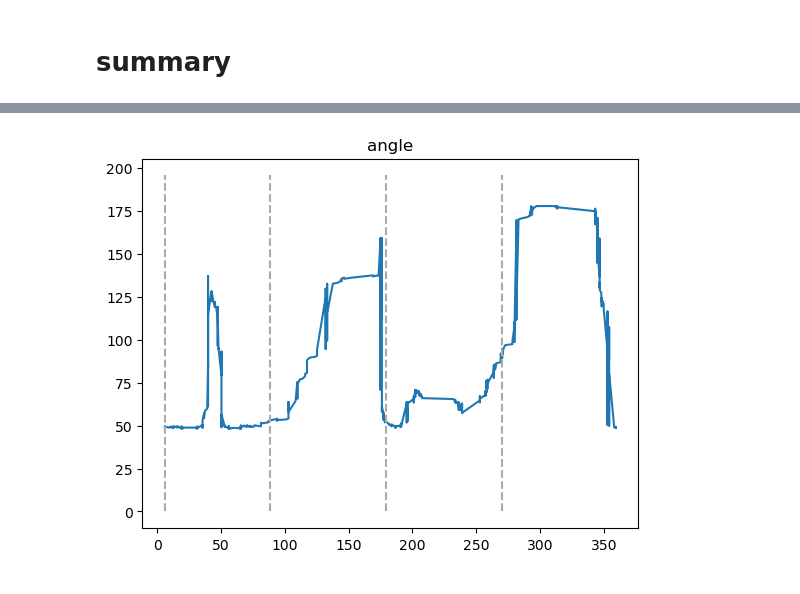
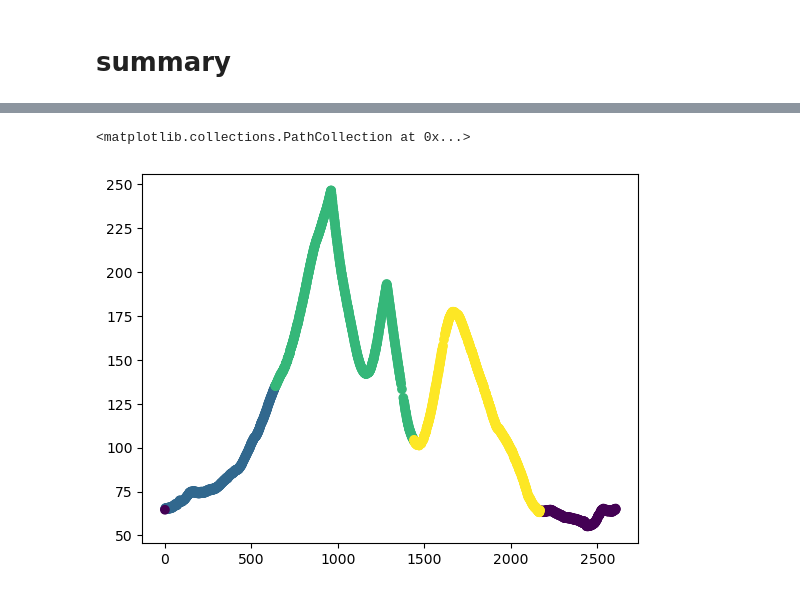
Before and after one commit to enricoenne/ventricle-measure, a Jupyter notebook: vent_thickness.ipynb, the cells around one changed output, grey strips where cells are left out. Cells and saved outputs as stored; diff of their text form; code cells hidden in the pictures.

```diff
--- a/vent_thickness.ipynb
+++ b/vent_thickness.ipynb
@@ -327,0 +404,8 @@ r_df.head(10)
+# %%
+r_df = r_df.merge(
+    in_df,
+    on='p_in',
+    how='left'
+)
+
+r_df.head()
@@ -409,13 +504,3 @@ r_df['order_out'] = r_df['p_out'].map(order_map)
 # )['angle']
 # %% [markdown]
 ### 3 - unraveling the ventricle
-# %%
-ordered_edge_in = ordered_edge_points(edge_in)
-
-starting_point_in = r_df.loc[r_df['angle'] == r_df['angle'].min()].iloc[0]['p_in']
-
-i = ordered_edge_in.index(starting_point_in)
-ordered_edge_in = ordered_edge_in[i:] + ordered_edge_in[:i]
-
-order_map = {p: i for i, p in enumerate(ordered_edge_in)}
-r_df['order_in'] = r_df['p_in'].map(order_map)
@@ -474,0 +557,8 @@ plt.savefig(f'plots/{name}_comparison.png')
+# %%
+tissue_from_out = np.ma.MaskedArray(~edge_out, ventr_mask)
+
+distance_from_out = skfmm.distance(tissue_from_out, dx=res)
+
+plt.imshow(distance_from_out)
+
+in_df['dist'] = [distance_from_out[tuple(c)] for c in in_df['p_in']]
@@ -580,10 +808,11 @@ def analyze_thick(donut, medial_point, res, smooth = True):
 # %%
-tissue, _ = get_picture2D('test_vent.tif')
+tissue, _ = get_picture2D('pics/test_mouse.tif')
 res = (1,1)
 
-point = np.zeros_like(tissue).astype(bool)
-test_coord = (point.shape[0] // 2, point.shape[1] - 1)
-point[test_coord] = True
+points, _ = get_picture2D('pics/test_mouse_points.tif')
 
-df = analyze_thick(tissue, point, res)
+plt.imshow(tissue)
+plt.show()
+
+df = analyze_thick_quad(tissue, points, res)
 # %% [output]
@@ -591,7 +821,8 @@ smoothing factor = 4.56
 # %%
-plot_ordered('angle', 'dist', df = df)
+plt.scatter(df['order_out'], df['dist'], c=df['quadrant'])
 # %% [output]
+<matplotlib.collections.PathCollection at 0x...>
-[figure, old version]
+[figure, new version]
 # %%
 plot_ordered('order_in_norm', 'dist', df = df)
 # %% [output]
```
Also changed, not shown: parts of 39 cells of this notebook.
